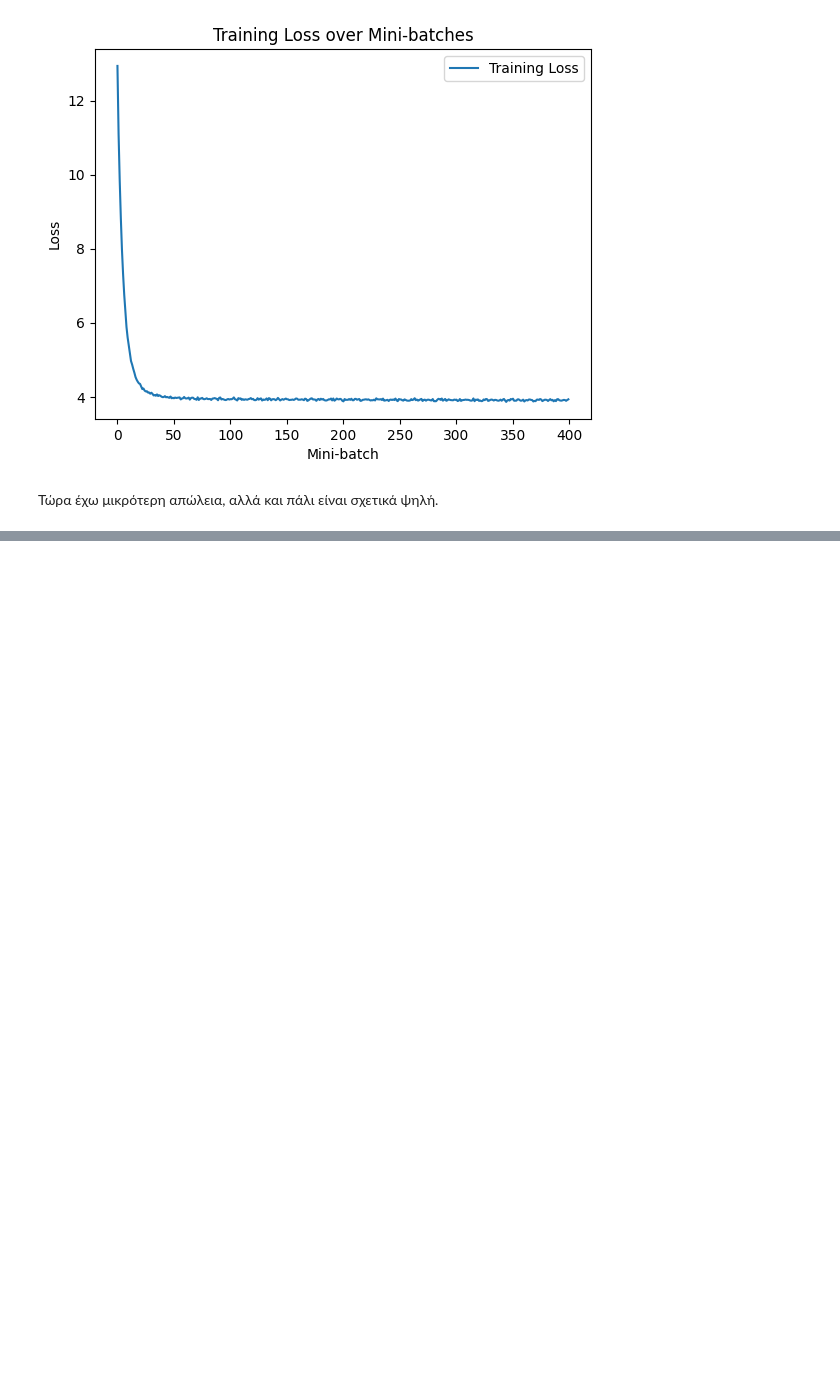
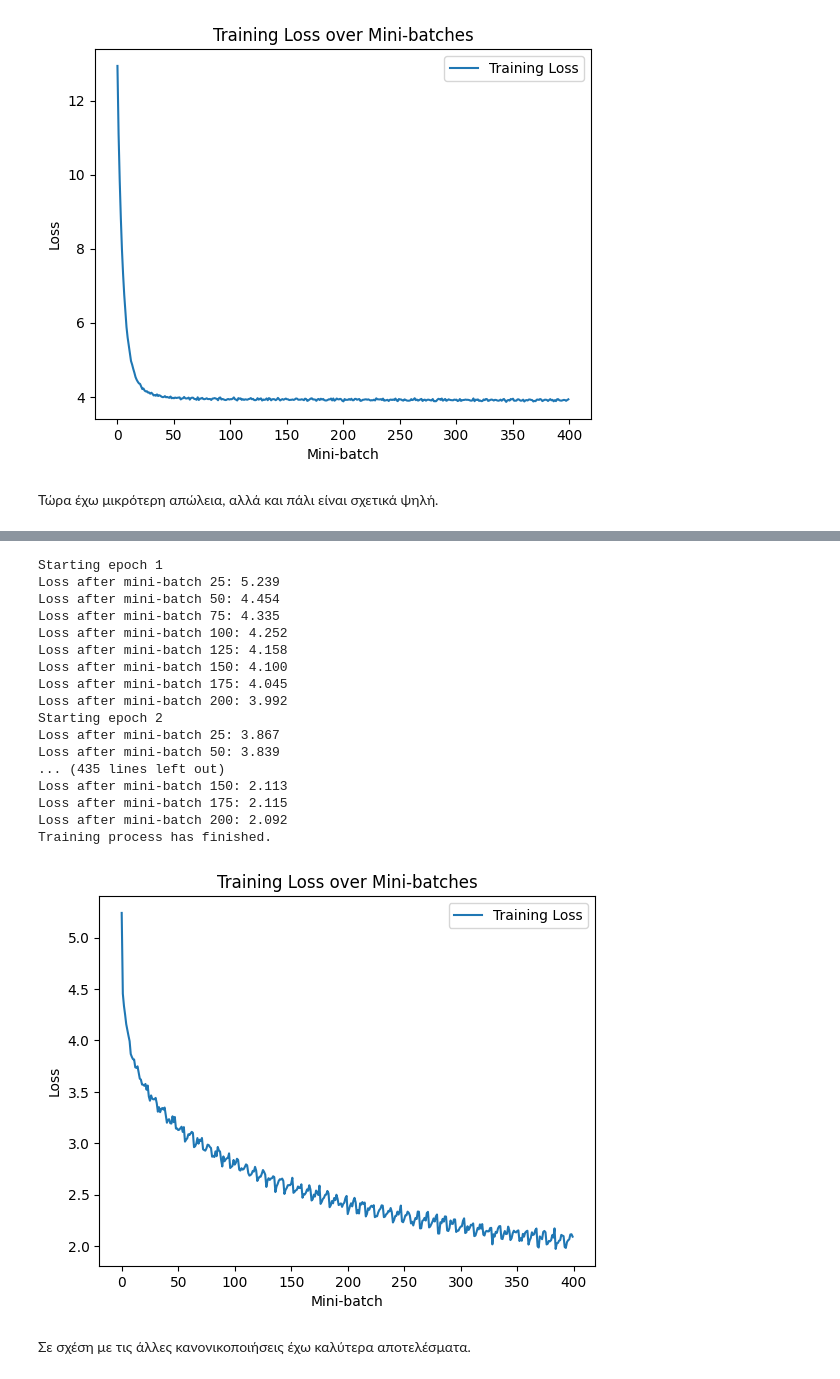
Before and after one commit to Stavroskiig/CNN-MLP-kNN-NC-CIFAR-100, a Jupyter notebook: NN_1st_assignment.ipynb, the cells around one changed output, grey strips where cells are left out. Saved outputs shown, nothing was run; the diff lists cells and outputs as text; code cells hidden in the pictures; blank space fills up the shorter version.

Commit message:
Add Model_5

```diff
--- a/NN_1st_assignment.ipynb
+++ b/NN_1st_assignment.ipynb
@@ -1054,0 +1065,55 @@ Training process has finished.
+# %%
+class Model_5(nn.Module):
+    def __init__(self, num_features, num_classes):
+        super(Model_5, self).__init__()
+
+        self.layers = nn.Sequential(
+            nn.Linear(num_features, 512),
+            nn.ReLU(),
+            nn.Dropout(p=0.2),
+            nn.Linear(512, 256),
+            nn.ReLU(),
+            nn.Dropout(p=0.2),
+            nn.Linear(256, num_classes)
+        )
+
+        # Apply He Normal initialization to linear layers
+        for layer in self.layers:
+            if isinstance(layer, nn.Linear):
+                nn.init.kaiming_normal_(layer.weight, mode='fan_in', nonlinearity='relu')
+
+    def forward(self, x):
+        return self.layers(x)
+
+# Example usage
+num_features = 87
+num_classes = 100
+dropout_rate = 0.2
+model = Model_5(num_features, num_classes)
+loss_function = nn.CrossEntropyLoss()
+optimizer = optim.Adam(model.parameters(), lr=0.001)
+num_epochs = 50
+
+# Assuming train_model is defined as mentioned in the previous responses
+train_model(model, train_loader, optimizer, loss_function, num_epochs)
+# %% [output]
+Starting epoch 1
+Loss after mini-batch 25: 5.239
+Loss after mini-batch 50: 4.454
+Loss after mini-batch 75: 4.335
+Loss after mini-batch 100: 4.252
+Loss after mini-batch 125: 4.158
+Loss after mini-batch 150: 4.100
+Loss after mini-batch 175: 4.045
+Loss after mini-batch 200: 3.992
+Starting epoch 2
+Loss after mini-batch 25: 3.867
+Loss after mini-batch 50: 3.839
+... (435 lines left out)
+Loss after mini-batch 150: 2.113
+Loss after mini-batch 175: 2.115
+Loss after mini-batch 200: 2.092
+Training process has finished.
+[figure, added]
+# %% [markdown]
+Σε σχέση με τις άλλες κανονικοποιήσεις έχω καλύτερα αποτελέσματα.
```
Also changed, not shown: parts of 3 cells of this notebook.
